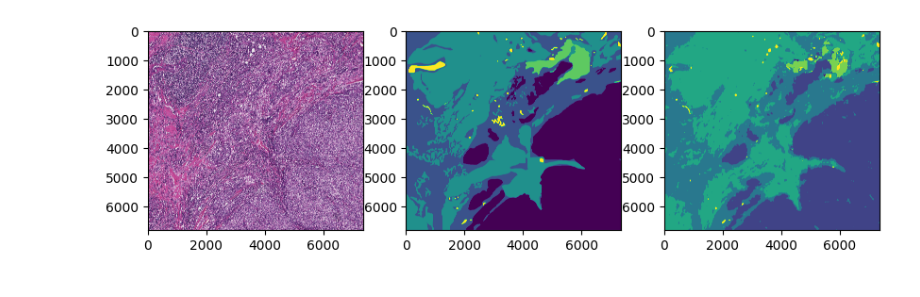
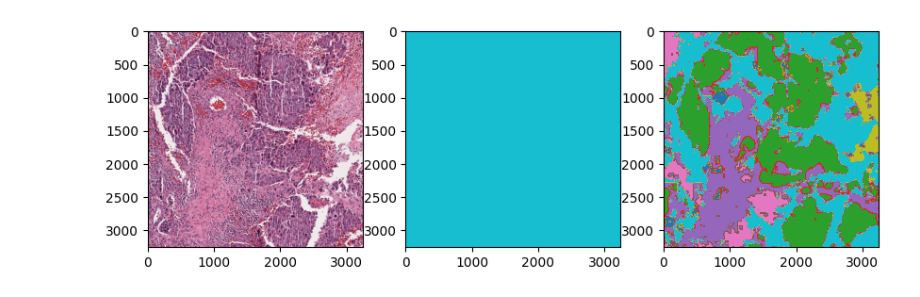
Before and after one commit to AndersGMadsen/02476-awesome-1, a Jupyter notebook: notebooks/development.ipynb, the cells around one changed output. Saved outputs shown, nothing was run; the diff lists cells and outputs as text; code cells hidden in the pictures.

```diff
--- a/notebooks/development.ipynb
+++ b/notebooks/development.ipynb
@@ -14,8 +14,8 @@ from src.data.data_utils import get_slice_idxs, slice_image, unslice_images
 from src.models.predict_model import SegmentImage
 # %%
 predict = SegmentImage(UNET, "../models/checkpoints/epoch=11-step=6624.ckpt")
-image_path = "../data/raw/images/TCGA-AN-A0AR-DX1_xmin8468_ymin21166_MPP-0.2500.png"
-mask_path = "../data/raw/masks/TCGA-AN-A0AR-DX1_xmin8468_ymin21166_MPP-0.2500.png"
+image_path = "../data/raw/images/TCGA-S3-AA10-DX1_xmin43039_ymin23986_MPP-0.2500.png"
+mask_path = "../data/raw/images/TCGA-S3-AA10-DX1_xmin43039_ymin23986_MPP-0.2500.png"
 image = torchvision.io.read_image(image_path).to(torch.float) / 255.0
 mask = torchvision.io.read_image(mask_path).to(torch.int)
 mask[mask > 4] = 5
@@ -23,8 +32,8 @@ pred = predict(image)
 # %%
 fig, ax = plt.subplots(1, 3, figsize=(10, 5))
 ax[0].imshow(torch.moveaxis(image, 0, -1))
-ax[1].imshow(mask[0])
-ax[2].imshow(pred)
+ax[1].imshow(mask[0], cmap="tab10", vmin=0, vmax=5)
+ax[2].imshow(pred, cmap="tab10", vmin=0, vmax=5)
 plt.show()
 # %% [output]
-[figure, old version]
+[figure, new version]
```
Also changed, not shown: parts of 3 cells of this notebook, 16 other files.
